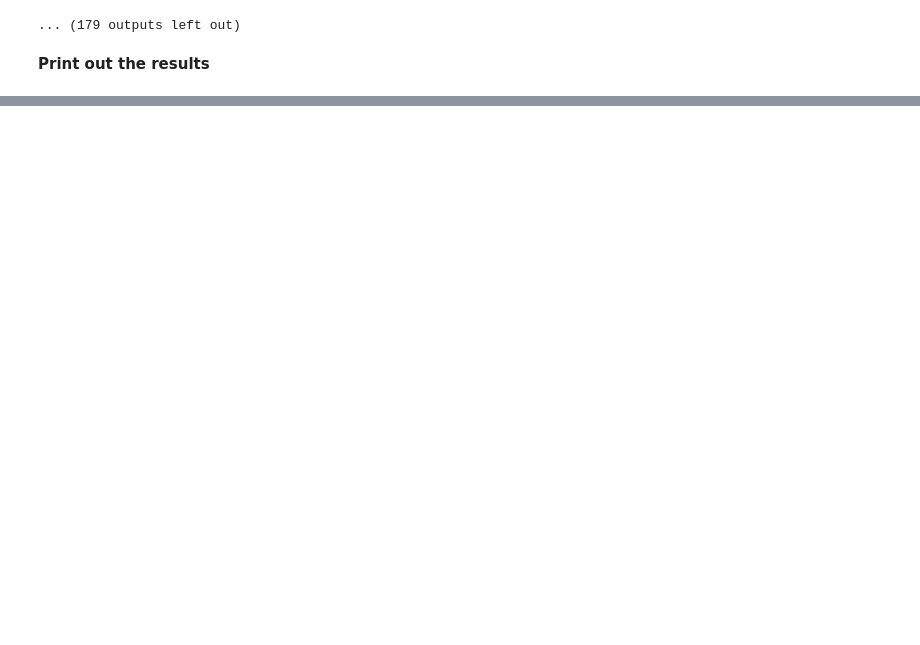
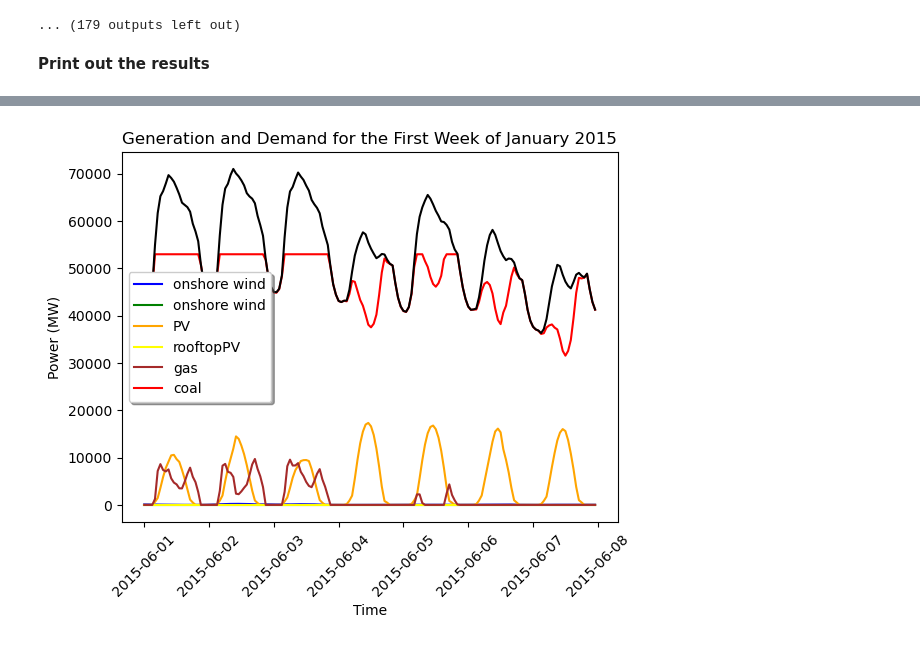
Before and after one commit to alex-catruc/IntegratedEG, a Jupyter notebook: Assignment.ipynb, the cells around one changed output, grey strips where cells are left out. Drawn from its saved outputs; the diff is of its cells as text; code cells hidden in the pictures; blank space fills up the shorter version.

```diff
--- a/Assignment.ipynb
+++ b/Assignment.ipynb
@@ -222,0 +238,24 @@ generators.plot.bar()
+# %%
+# Plot dispatch for a week in summer
+start_date_2 = '2015-06-01'
+end_date_2 = '2015-06-07'
+week_2 = network.generators_t.p.loc[start_date_2:end_date_2]
+
+
+plt.plot(week_2['onshorewind'], color='blue', label='onshore wind')
+plt.plot(week_2['offshorewind'], color='green', label='onshore wind')
+plt.plot(week_2['PV'], color='orange', label='PV')
+plt.plot(week_2['rooftopPV'], color='yellow', label='rooftopPV')
+plt.plot(week_2['OCGT'], color='brown', label='gas')
+plt.plot(week_2['coal'], color='red', label='coal')
+plt.legend(fancybox=True, shadow=True, loc='best')
+plt.plot(network.loads_t.p['load'].loc[start_date_2:end_date_2], color='black', label='demand')
+plt.xlabel('Time')
+plt.ylabel('Power (MW)')
+plt.title('Generation and Demand for the First Week of January 2015')
+
+# Rotate x-axis labels
+plt.xticks(rotation=45)
+plt.show()
+# %% [output]
+[figure, added]
```
Also changed, not shown: parts of 12 cells of this notebook.
